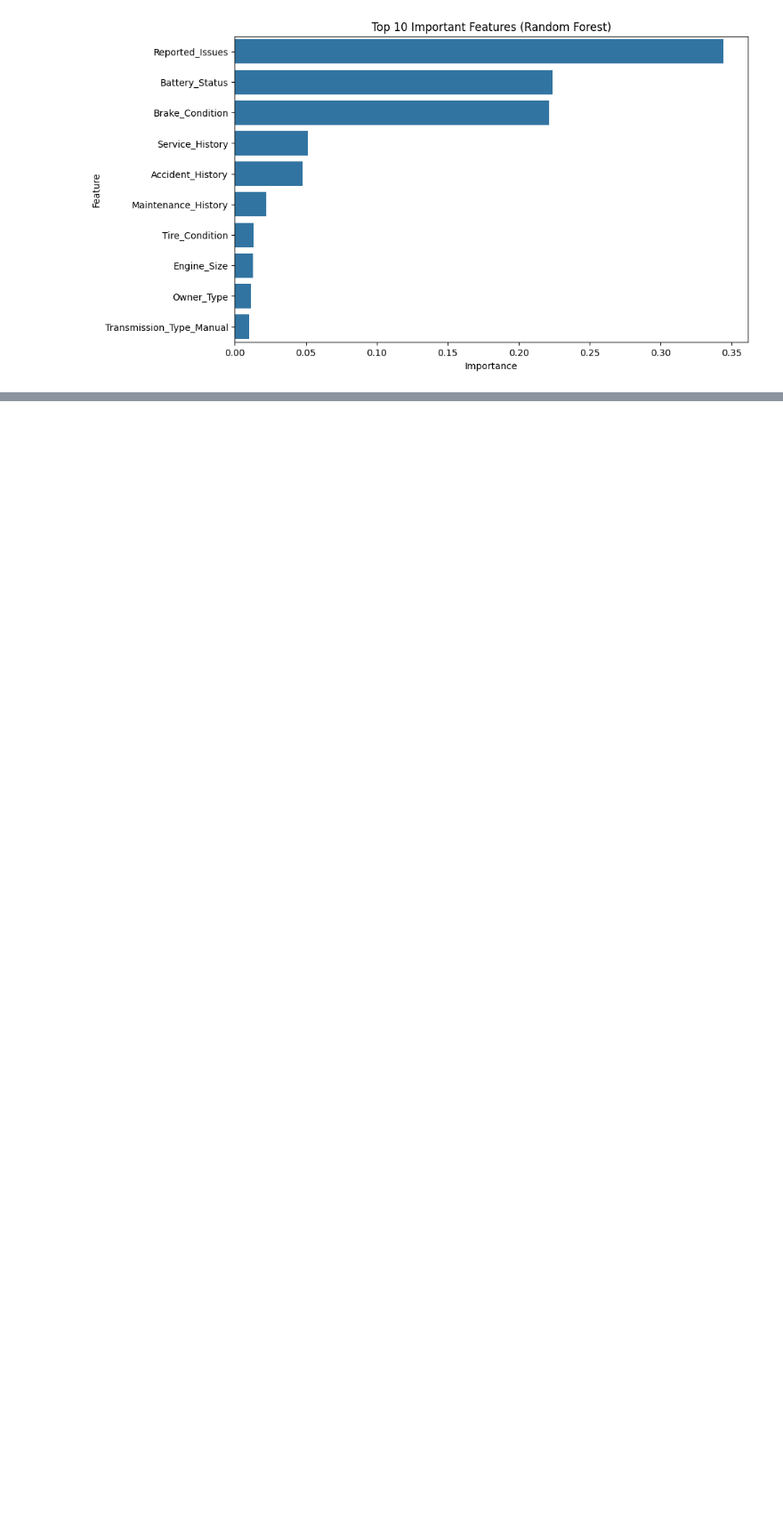
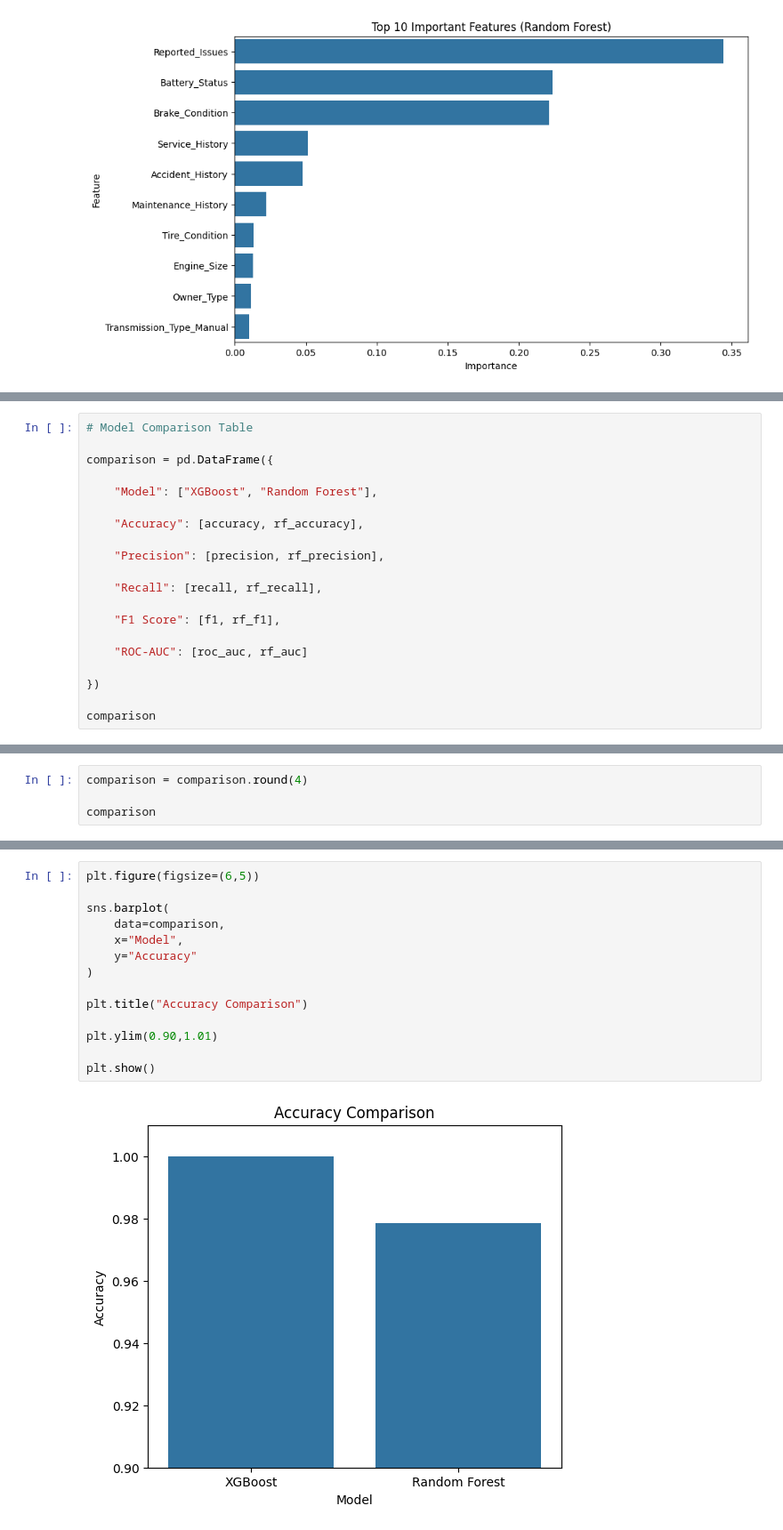
Before and after one commit to Prajkta11222/Smart-Vehical-Health-Intelligence-and-Predictive-Maintenance-Recommendation-System, a Jupyter notebook: Vehicle_Health_Model_ipynb.ipynb, the cells around one changed output, grey strips where cells are left out. Shown at 89% size. Cells and saved outputs as stored; diff of their text form; blank space fills up the shorter version.

Commit message:
Complete model evaluation, SHAP explainability, vehicle health score, and CatBoost comparison

```diff
--- a/Vehicle_Health_Model_ipynb.ipynb
+++ b/Vehicle_Health_Model_ipynb.ipynb
@@ -1237,0 +1225,20 @@ plt.show()
+# %%
+# Model Comparison Table
+
+comparison = pd.DataFrame({
+
+    "Model": ["XGBoost", "Random Forest"],
+
+    "Accuracy": [accuracy, rf_accuracy],
+
+    "Precision": [precision, rf_precision],
+
+    "Recall": [recall, rf_recall],
+
+    "F1 Score": [f1, rf_f1],
+
+    "ROC-AUC": [roc_auc, rf_auc]
+
+})
+
+comparison
@@ -1237,0 +1249,4 @@ plt.show()
+# %%
+comparison = comparison.round(4)
+
+comparison
@@ -1237,0 +1265,16 @@ plt.show()
+# %%
+plt.figure(figsize=(6,5))
+
+sns.barplot(
+    data=comparison,
+    x="Model",
+    y="Accuracy"
+)
+
+plt.title("Accuracy Comparison")
+
+plt.ylim(0.90,1.01)
+
+plt.show()
+# %% [output]
+[figure, added]
```
Also changed, not shown: parts of 45 cells of this notebook.
